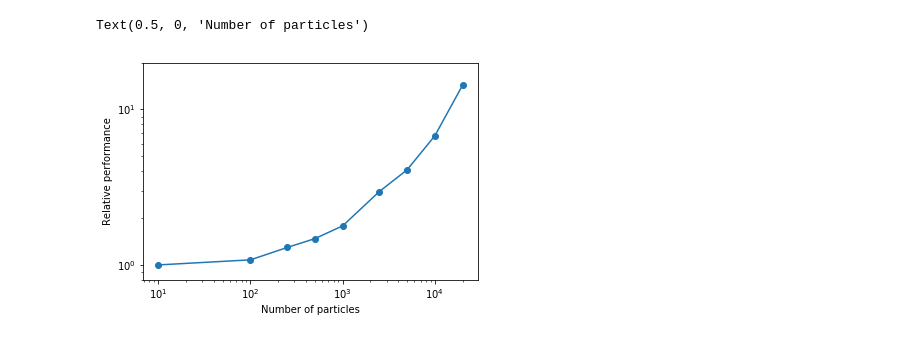
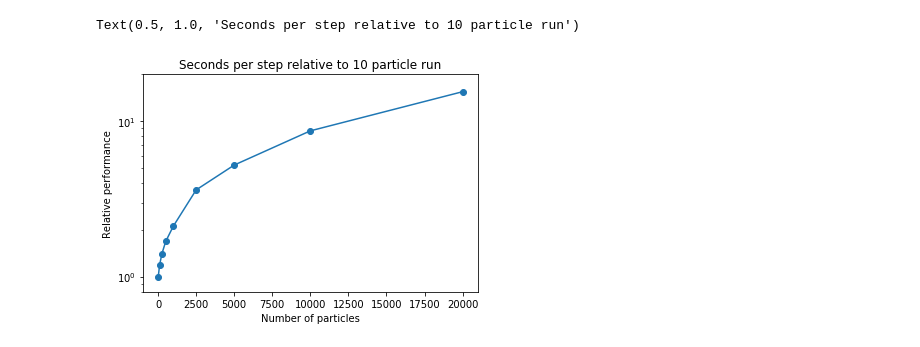
Before and after one commit to MolSSI-Education/mm_2019_sss_1, a Jupyter notebook: examples/scaling_test.ipynb, the cells around one changed output. Saved outputs shown, nothing was run; the diff lists cells and outputs as text; code cells hidden in the pictures.

```diff
--- a/examples/scaling_test.ipynb
+++ b/examples/scaling_test.ipynb
@@ -5,10 +40,12 @@ import numpy as np
 # %%
-n_particles = [10, 100, 250, 500, 1000, 2500, 5000, 10000,20000]
+n_particles = [10, 100, 250, 500, 1000, 2500, 5000, 10000, 20000]
 n_steps = 50000
 performance_steps = list()
 for particles in n_particles:
     sim = mm.MC(method='random', num_particles=particles, reduced_den=0.9, reduced_temp=0.9, max_displacement=0.1, cutoff=3.0)
-    sim.run(n_steps=n_steps, freq=n_steps)
+    print(f"{particles} particles:")
+    sim.run(n_steps=n_steps, freq=n_steps+10)
+    print("------------------------------------")
     performance_steps.append(sim.performance)
 performance_steps = np.array(performance_steps)
 # %% [output]
@@ -33,8 +80,9 @@ Performance: 2.99169 seconds / 1000 steps
 # %%
-plt.loglog(n_particles, performance_steps / performance_steps[0], marker='o')
+plt.semilogy(n_particles, performance_steps / performance_steps[0], marker='o')
 plt.ylim(0.8,20)
 plt.ylabel("Relative performance")
 plt.xlabel("Number of particles")
+plt.title("Seconds per step relative to 10 particle run")
 # %% [output]
-Text(0.5, 0, 'Number of particles')
+Text(0.5, 1.0, 'Seconds per step relative to 10 particle run')
-[figure, old version]
+[figure, new version]
```
Also changed, not shown: parts of 9 cells of this notebook, 52 other files.
